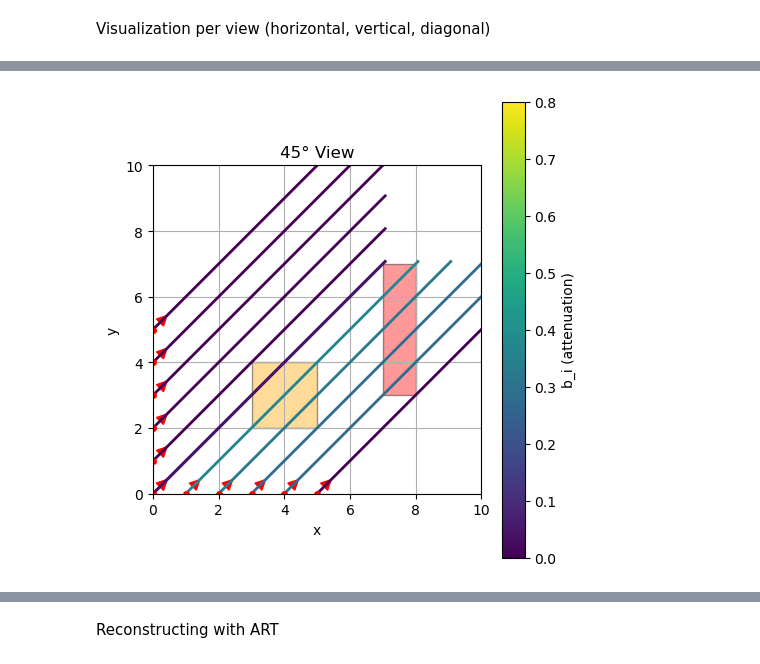
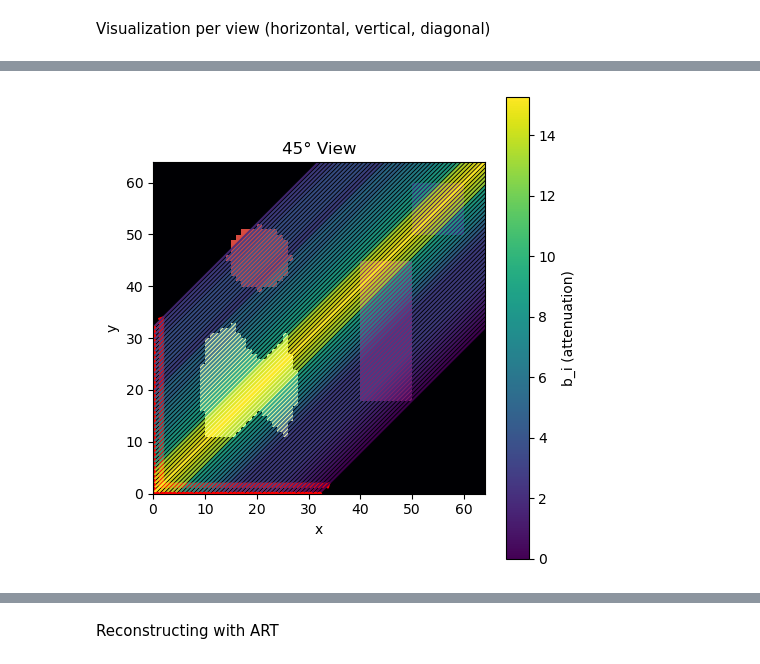
Before and after one commit to marcosolime/sim-carving, a Jupyter notebook: exp_5.ipynb, the cells around one changed output, grey strips where cells are left out. Saved outputs shown, nothing was run; the diff lists cells and outputs as text; code cells hidden in the pictures.

```diff
--- a/exp_5.ipynb
+++ b/exp_5.ipynb
@@ -333,0 +333,19 @@ Compute total attenuation length per ray (find b_i for every ray i)
+# %%
+N = len(rays_o)
+M = grid_nx * grid_ny
+
+A = np.zeros((N, M), dtype=float)
+
+for i in range(N):
+    o = rays_o[i]
+    d = rays_d[i]
+    cells = dda_ray_with_lengths(o, d, bounds)
+
+    for (ix, iy, L) in cells:
+        if 0 <= ix < grid_nx and 0 <= iy < grid_ny:
+            j = iy * grid_nx + ix   # flatten (ix, iy) -> j
+            A[i, j] = L
+
+print(f"Matrix A computed with shape {A.shape}")
+print(f"({A.shape[0]} rays, {A.shape[1]} cells)")
+print(f"Grid bounds: x ({bounds[0]}-{bounds[1]}), y ({bounds[2]}-{bounds[3]})")
@@ -396,57 +453,52 @@ Now we have:
 Visualization per view (horizontal, vertical, diagonal)
 # %%
 import matplotlib.pyplot as plt
+import numpy as np
 
-b_h = b_i[0:N_view]
-b_v = b_i[N_view:2*N_view]
-b_d = b_i[2*N_view:3*N_view]
-
-rays_o_h = rays_o[0:N_view]
-rays_d_h = rays_d[0:N_view]
-rays_o_v = rays_o[N_view:2*N_view]
-rays_d_v = rays_d[N_view:2*N_view]
-rays_o_d = rays_o[2*N_view:3*N_view]
-rays_d_d = rays_d[2*N_view:3*N_view]
-
-def plot_view(rays_o, rays_d, b_vals, title):
+def plot_view(rays_o, rays_d, b_vals, title, phantom, b_all):
+    """
+    Visualize a view with the phantom grid and colored rays.
+    phantom : 2D numpy array of μ values (phantom[x,y])
+    b_all   : full b_i array, used for color normalization
+    """
     fig, ax = plt.subplots(figsize=(5, 5))
     ax.set_aspect('equal')
-    ax.set_xlim(0, 10)
-    ax.set_ylim(0, 10)
+    ax.set_xlim(0, phantom.shape[0])
+    ax.set_ylim(0, phantom.shape[1])
     ax.set_title(title)
     ax.set_xlabel("x")
     ax.set_ylabel("y")
-    ax.grid(True)
+    ax.grid(False)
 
-    # draw objects
-    ax.add_patch(plt.Rectangle(square_min,
-                               square_max[0]-square_min[0],
-                               square_max[1]-square_min[1],
-                               facecolor='orange', alpha=0.4, edgecolor='k'))
-    ax.add_patch(plt.Rectangle(rect_min,
-                               rect_max[0]-rect_min[0],
-                               rect_max[1]-rect_min[1],
-                               facecolor='red', alpha=0.4, edgecolor='k'))
+    # --- Draw the phantom grid as an image ---
+    ax.imshow(phantom.T, origin='lower', cmap='inferno',
+              extent=[0, phantom.shape[0], 0, phantom.shape[1]])
 
-    # draw rays with color according to attenuation
-    for i in range(N_view):
+    # --- Draw rays with color according to attenuation ---
+    strech_ray = 1.5
+    vmax = np.max(b_all)
+    vmin = np.min(b_all)
+    for i in range(len(rays_o)):
         o = rays_o[i]
         d = rays_d[i]
-        color = plt.cm.viridis(b_vals[i, 0] / b_i.max() if b_i.max() > 0 else 0)
-        ax.plot([o[0], o[0] + 10*d[0]], [o[1], o[1] + 10*d[1]], color=color, lw=2)
-        ax.plot(o[0], o[1], 'ro', markersize=4)
-        ax.arrow(o[0], o[1], 0.3*d[0], 0.3*d[1],
-                 head_width=0.3, head_length=0.3, fc='r', ec='r')
+        color = plt.cm.viridis((b_vals[i] - vmin) / (vmax - vmin) if vmax > vmin else 0)
+        ax.plot([o[0], o[0] + phantom.shape[0] * d[0] * strech_ray],
+                [o[1], o[1] + phantom.shape[1] * d[1] * strech_ray],
+                color=color, lw=1.5, alpha=0.9)
+        ax.plot(o[0], o[1], 'ro', markersize=3)
+        ax.arrow(o[0], o[1], 2*d[0], 2*d[1],
+                 head_width=1, head_length=1, fc='r', ec='r')
 
-    # colorbar
-    sm = plt.cm.ScalarMappable(cmap='viridis', norm=plt.Normalize(vmin=b_i.min(), vmax=b_i.max()))
+    # --- Colorbar for attenuation ---
+    sm = plt.cm.ScalarMappable(cmap='viridis',
+                               norm=plt.Normalize(vmin=vmin, vmax=vmax))
     cbar = plt.colorbar(sm, ax=ax)
     cbar.set_label('b_i (attenuation)')
 
     plt.tight_layout()
     plt.show()
 
-plot_view(rays_o_h, rays_d_h, b_h, "Horizontal View")
-plot_view(rays_o_v, rays_d_v, b_v, "Vertical View")
-plot_view(rays_o_d, rays_d_d, b_d, "45° View")
+plot_view(rays_o_h, rays_d_h, b_h, "Horizontal View", phantom, b_i)
+plot_view(rays_o_v, rays_d_v, b_v, "Vertical View", phantom, b_i)
+plot_view(rays_o_d, rays_d_d, b_d, "45° View", phantom, b_i)
 # %% [output]
@@ -455,3 +507,3 @@ plot_view(rays_o_d, rays_d_d, b_d, "45° View")
-[figure, old version]
+[figure, new version]
 # %%
 i = np.random.randint(len(rays_o))
```
Also changed, not shown: parts of 34 cells of this notebook.
